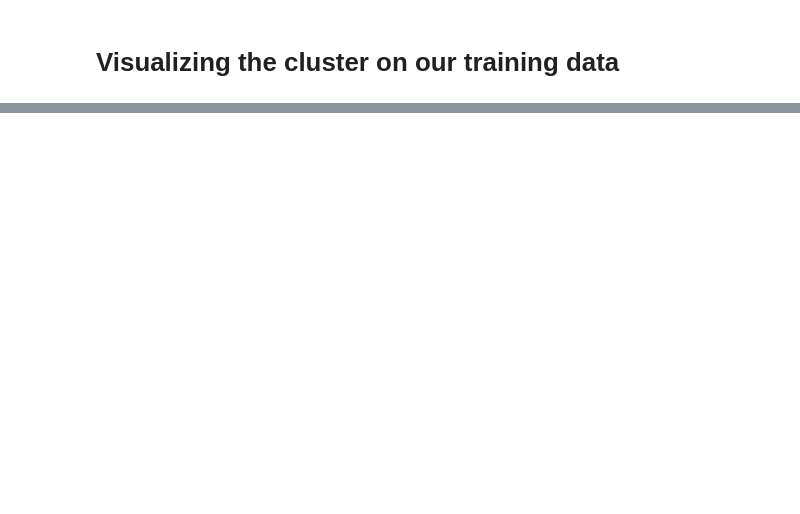
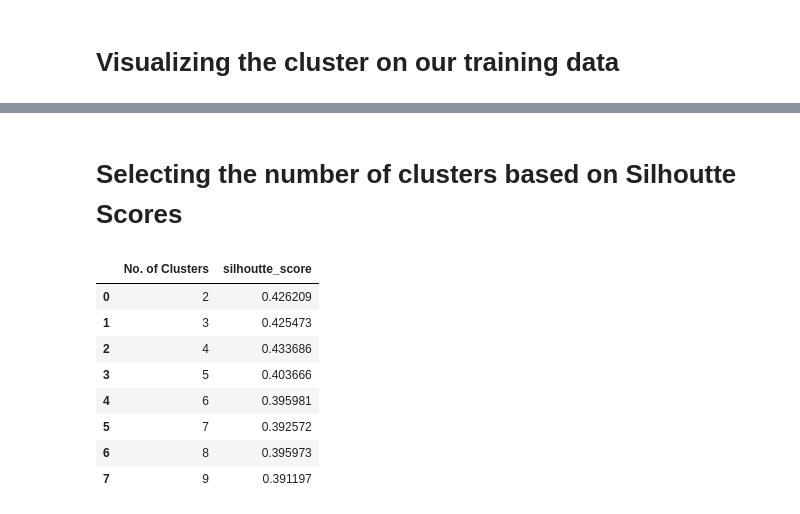
Before and after one commit to Aniket-Parlikar/Customer-Segmentation-using-unsupervised-learning, a Jupyter notebook: unsupervised_learning.ipynb, the cells around one changed output, grey strips where cells are left out. Saved outputs shown, nothing was run; the diff lists cells and outputs as text; code cells hidden in the pictures; blank space fills up the shorter version.

```diff
--- a/unsupervised_learning.ipynb
+++ b/unsupervised_learning.ipynb
@@ -153,0 +156,21 @@ Text(0, 0.5, 'Annual Income')
+# %% [markdown]
+# Selecting the number of clusters based on Silhoutte Scores
+# %%
+scores = []
+for i in range(2,n_clusters):
+    model = KMeans(n_clusters = i, init = "k-means++", n_init = 10, random_state = 2).fit(X)
+    pred = model.predict(X)
+    scores.append(silhouette_score(X,pred))
+
+scores_df = pd.DataFrame({'No. of Clusters':list(range(2,n_clusters)),'silhoutte_score':scores})
+scores_df
+# %% [output]
+|  | No. of Clusters | silhoutte_score |
+| 0 | 2 | 0.426209 |
+| 1 | 3 | 0.425473 |
+| 2 | 4 | 0.433686 |
+| 3 | 5 | 0.403666 |
+| 4 | 6 | 0.395981 |
+| 5 | 7 | 0.392572 |
+| 6 | 8 | 0.395973 |
+| 7 | 9 | 0.391197 |
```
Also changed, not shown: parts of 6 cells of this notebook.
